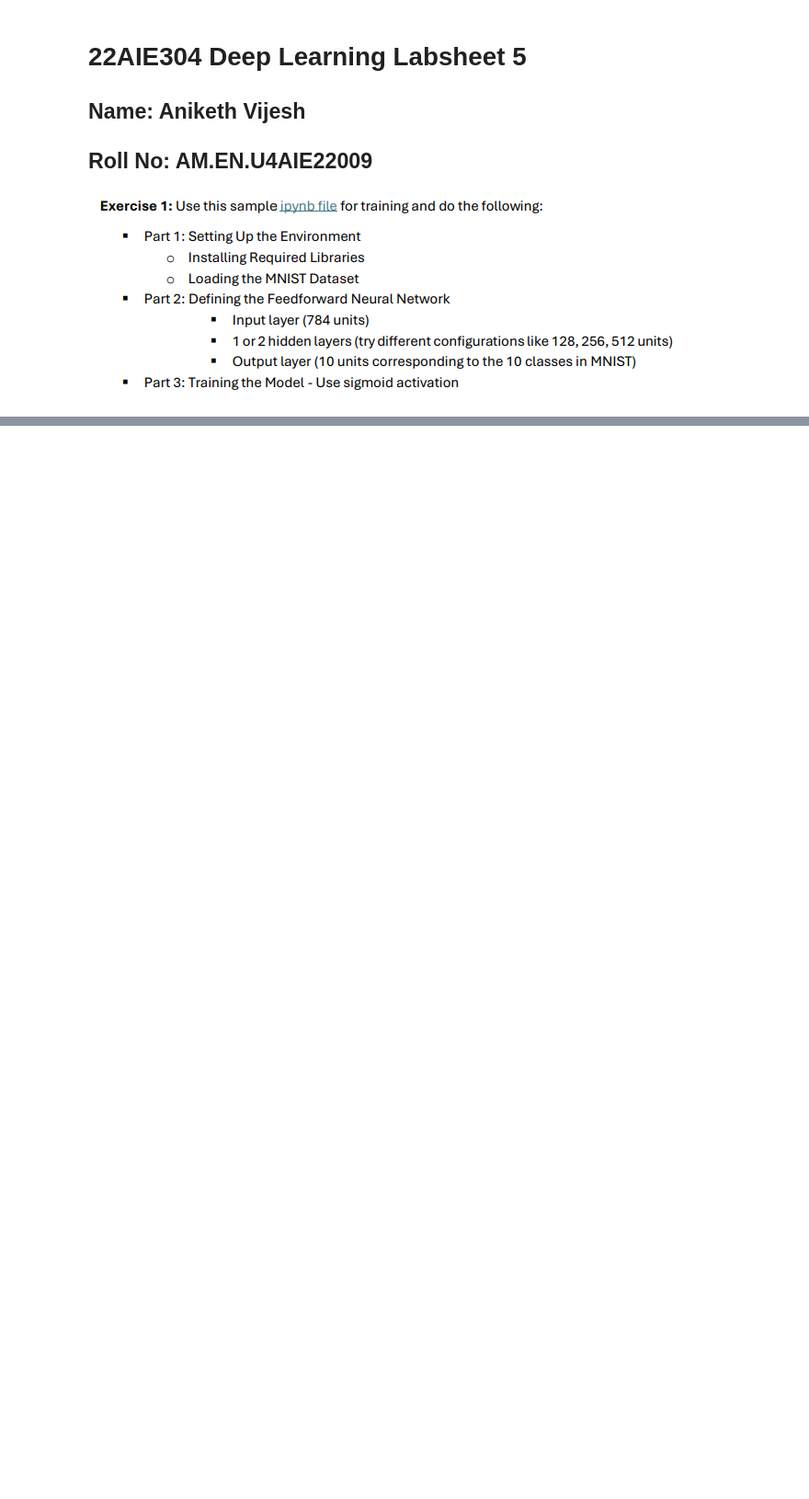
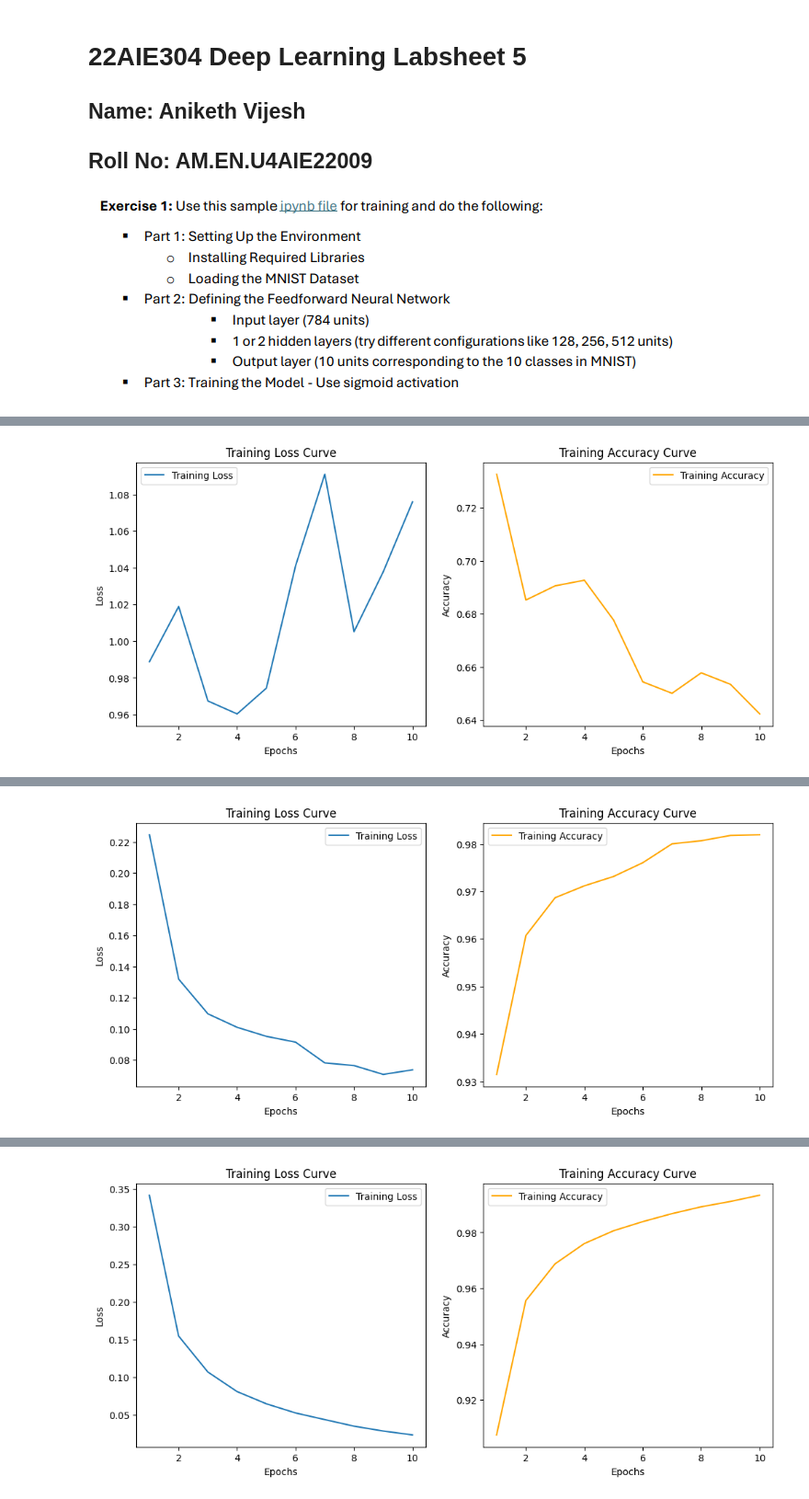
Before and after one commit to TheHuntsman4/Semester-5, a Jupyter notebook: DL/Labsheets/labsheet5/labsheet5.ipynb, the cells around one changed output, grey strips where cells are left out. Shown at 92% size. Saved outputs shown, nothing was run; the diff lists cells and outputs as text; code cells hidden in the pictures; blank space fills up the shorter version.

```diff
--- a/DL/Labsheets/labsheet5/labsheet5.ipynb
+++ b/DL/Labsheets/labsheet5/labsheet5.ipynb
@@ -90,0 +214,22 @@ KeyboardInterrupt:
+# %%
+# Experiment with learning rates
+learning_rates = [0.1, 0.01, 0.001]
+for lr in learning_rates:
+    print(f"Training with learning rate {lr}...")
+    model = FeedforwardNeuralNet()
+    optimizer = optim.Adam(model.parameters(), lr=lr)
+    criterion = nn.CrossEntropyLoss()
+    train_losses, train_accuracies = train_model(model, train_loader, optimizer, criterion, num_epochs=10)
+    plot_training_curves(train_losses, train_accuracies)
+
+# Experiment with batch sizes
+batch_sizes = [16, 32, 64, 128]
+for batch_size in batch_sizes:
+    train_loader = DataLoader(dataset=train_set, batch_size=batch_size, shuffle=True, num_workers=2)
+    print(f"Training with batch size {batch_size}...")
+    model = FeedforwardNeuralNet()
+    optimizer = optim.Adam(model.parameters(), lr=0.001)
+    criterion = nn.CrossEntropyLoss()
+    train_losses, train_accuracies = train_model(model, train_loader, optimizer, criterion, num_epochs=10)
+    plot_training_curves(train_losses, train_accuracies)
+# %% [output]
@@ -90,0 +247 @@ KeyboardInterrupt:
+[figure, added]
@@ -90,0 +259 @@ KeyboardInterrupt:
+[figure, added]
@@ -90,0 +271 @@ KeyboardInterrupt:
+[figure, added]
```
Also changed, not shown: parts of 9 cells of this notebook.
